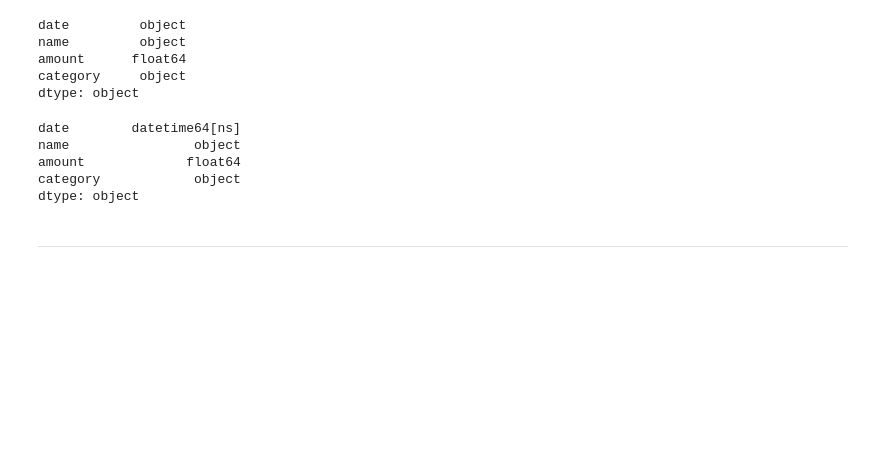
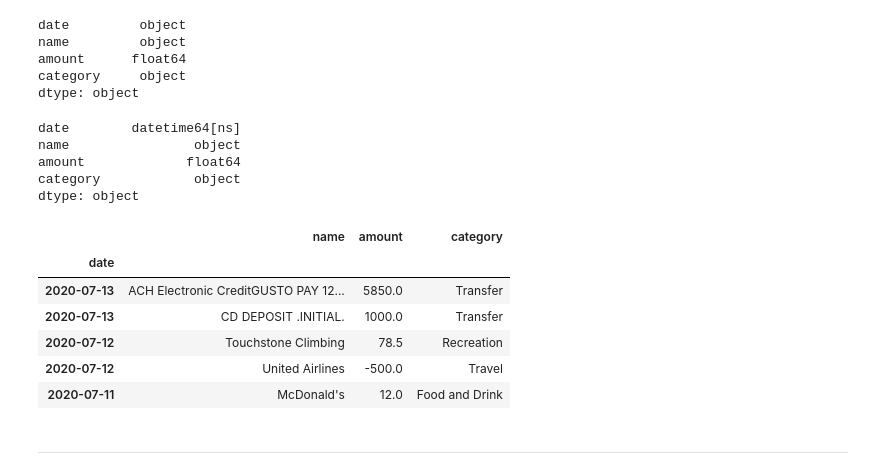
Before and after one commit to Caresir/APIs_Monte_carlo, a Jupyter notebook: account_summary.ipynb, the cells around one changed output. Drawn from its saved outputs; the diff is of its cells as text; code cells hidden in the pictures; blank space fills up the shorter version.

Commit message:
Index the date column on the new dataframe, printd the income data, and printed the gross income from the previous year

```diff
--- a/account_summary.ipynb
+++ b/account_summary.ipynb
@@ -244,8 +244,17 @@ category            object
 dtype: object
 # %%
 # Set the date column as index
-
+df.set_index('date', inplace=True)
 # Display sample data
+df.head()
+# %% [output]
+|  | name | amount | category |
+| date |  |  |  |
+| 2020-07-13 | ACH Electronic CreditGUSTO PAY 12... | 5850.0 | Transfer |
+| 2020-07-13 | CD DEPOSIT .INITIAL. | 1000.0 | Transfer |
+| 2020-07-12 | Touchstone Climbing | 78.5 | Recreation |
+| 2020-07-12 | United Airlines | -500.0 | Travel |
+| 2020-07-11 | McDonald's | 12.0 | Food and Drink |
 # %% [markdown]
 ---
 # %% [markdown]
```
Also changed, not shown: parts of 2 cells of this notebook.
